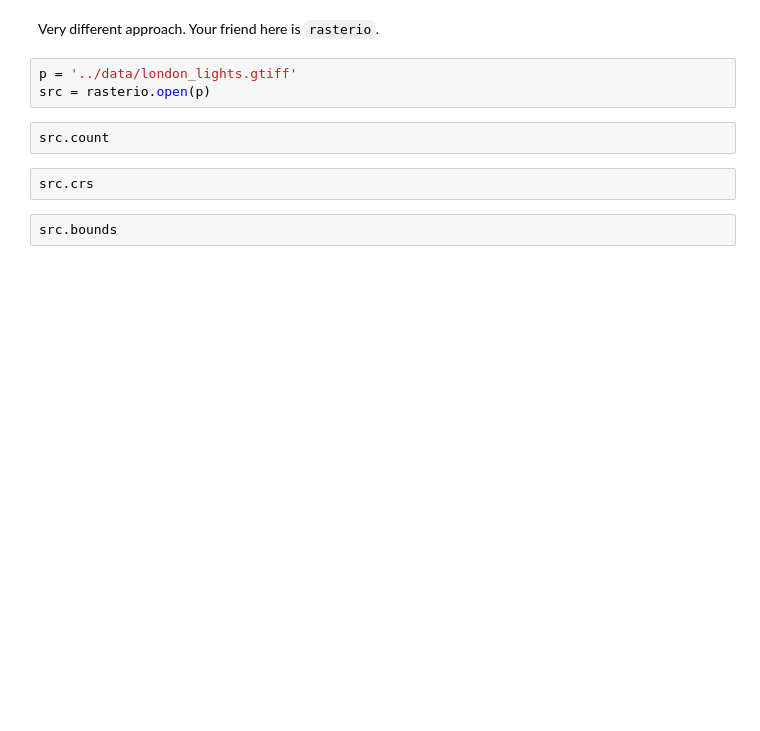
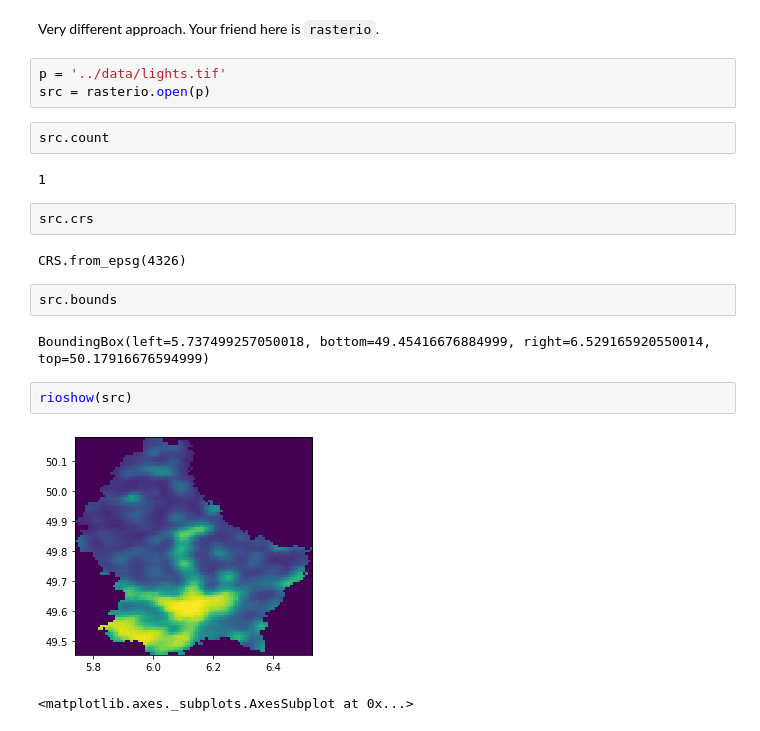
Before and after one commit to rsbivand/ectqg19-workshop, a Jupyter notebook: sources/s1_py.ipynb, the cells around one changed output. Saved outputs shown, nothing was run; the diff lists cells and outputs as text; blank space fills up the shorter version.

```diff
--- a/sources/s1_py.ipynb
+++ b/sources/s1_py.ipynb
@@ -124,11 +225,22 @@ db[db.touches(poly)]
 # %% [markdown]
 Very different approach. Your friend here is `rasterio`.
 # %%
-p = '../data/london_lights.gtiff'
+p = '../data/lights.tif'
 src = rasterio.open(p)
 # %%
 src.count
+# %% [output]
+1
 # %%
 src.crs
+# %% [output]
+CRS.from_epsg(4326)
 # %%
 src.bounds
+# %% [output]
+BoundingBox(left=5.737499257050018, bottom=49.45416676884999, right=6.529165920550014, top=50.17916676594999)
+# %%
+rioshow(src)
+# %% [output]
+[figure, added]
+<matplotlib.axes._subplots.AxesSubplot at 0x...>
```
Also changed, not shown: parts of 25 cells of this notebook.
